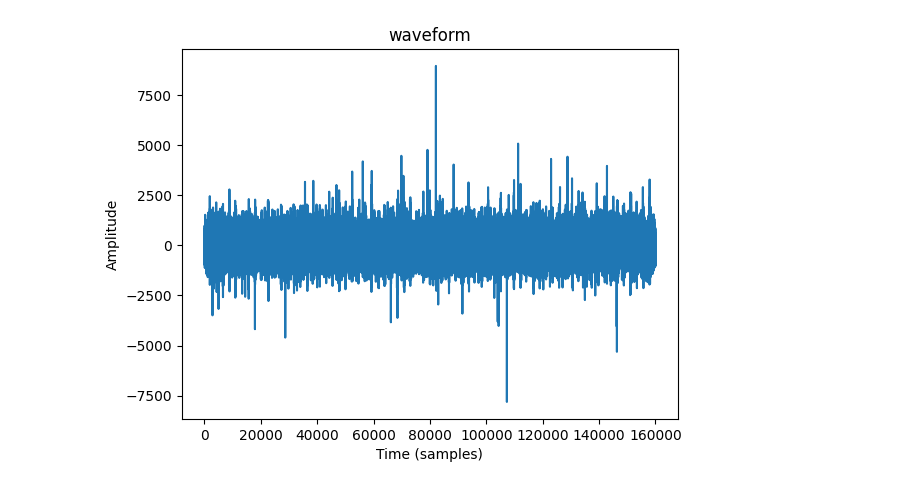
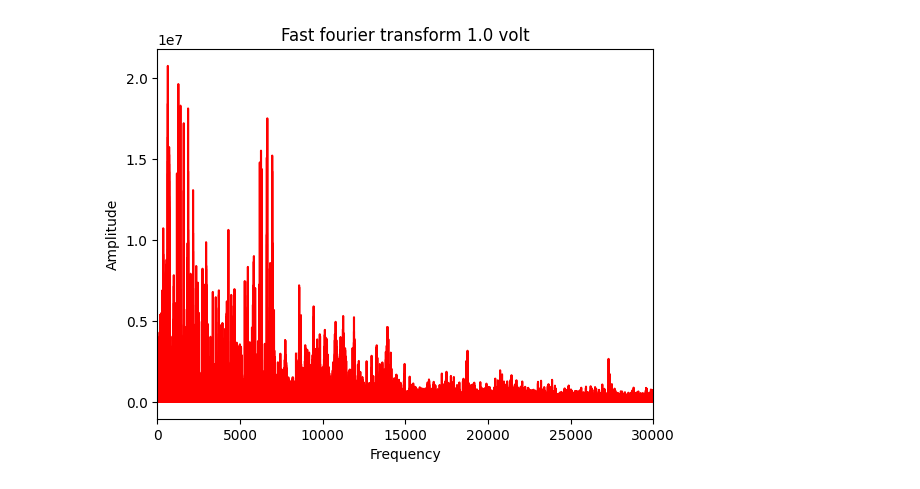
Before and after one commit to FlyingFish760/5ARIP10, a Jupyter notebook: FastFourierTransform.ipynb, the cells around one changed output. Saved outputs shown, nothing was run; the diff lists cells and outputs as text; code cells hidden in the pictures.

```diff
--- a/FastFourierTransform.ipynb
+++ b/FastFourierTransform.ipynb
@@ -16,10 +51,22 @@ d = len(c)/2
+# %%
+# plot all the signals in datas
+fig, ax = plt.subplots()
+for i in range(0, len(datas)):
+    ax.plot(abs(FFT[i][0:int(FFTlengthhalf[i])]), 'r')
+    plt.xlim(0,30000)
+
+plt.title('Fast fourier transform 1.0 volt')
+plt.xlabel('Frequency')
+plt.ylabel('Amplitude')
+plt.show()
+# %% [output]
+[figure, added]
 # %%
-# plot the data
-plt.figure()
-plt.plot(data)
-plt.title('waveform')
-plt.xlabel('Time (samples)')
-plt.ylabel('Amplitude')
-plt.show()
+# plt.figure()
+# plt.plot(abs(c[:int(d-1)]), 'r')
+# # plot the frequency in the range of 0 to 10000 Hz
+# plt.xlim(0,10000)
+# plt.title('Fast fourier transform')
+# plt.xlabel('Frequency')
+# plt.ylabel('Amplitude')
+# plt.show()
-# %% [output]
-[figure, removed]
```
Also changed, not shown: parts of 6 cells of this notebook.
